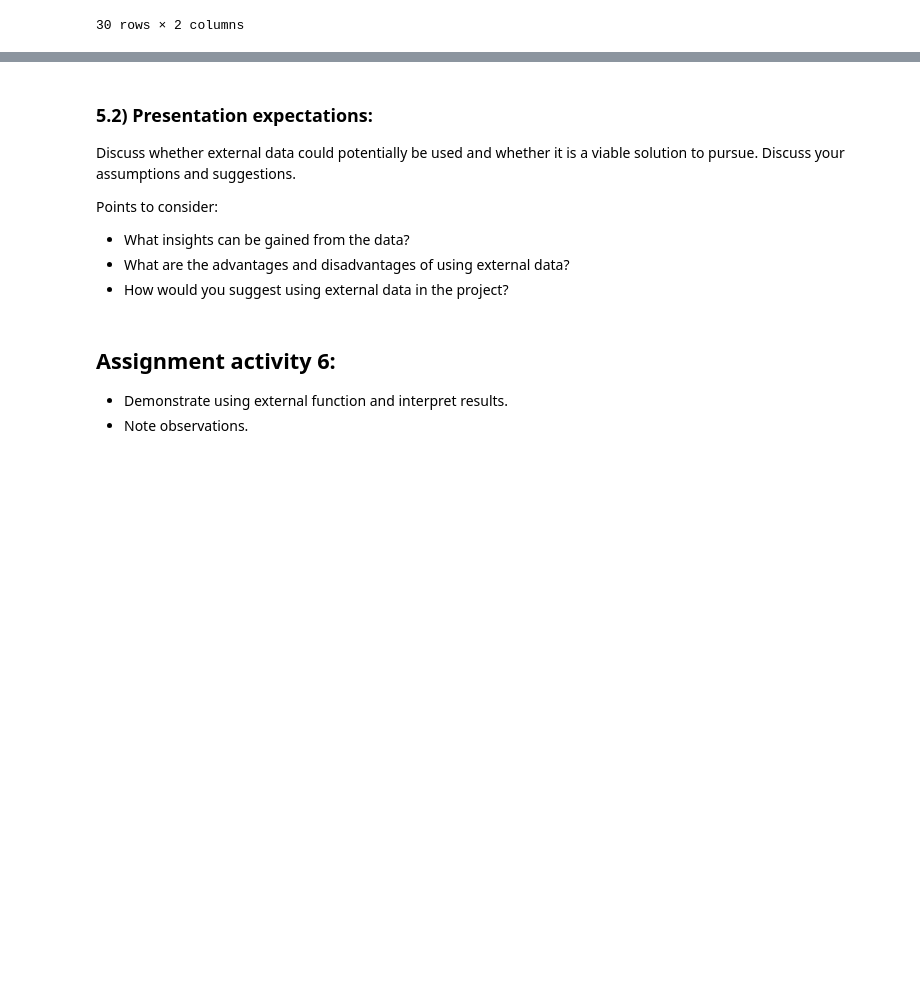
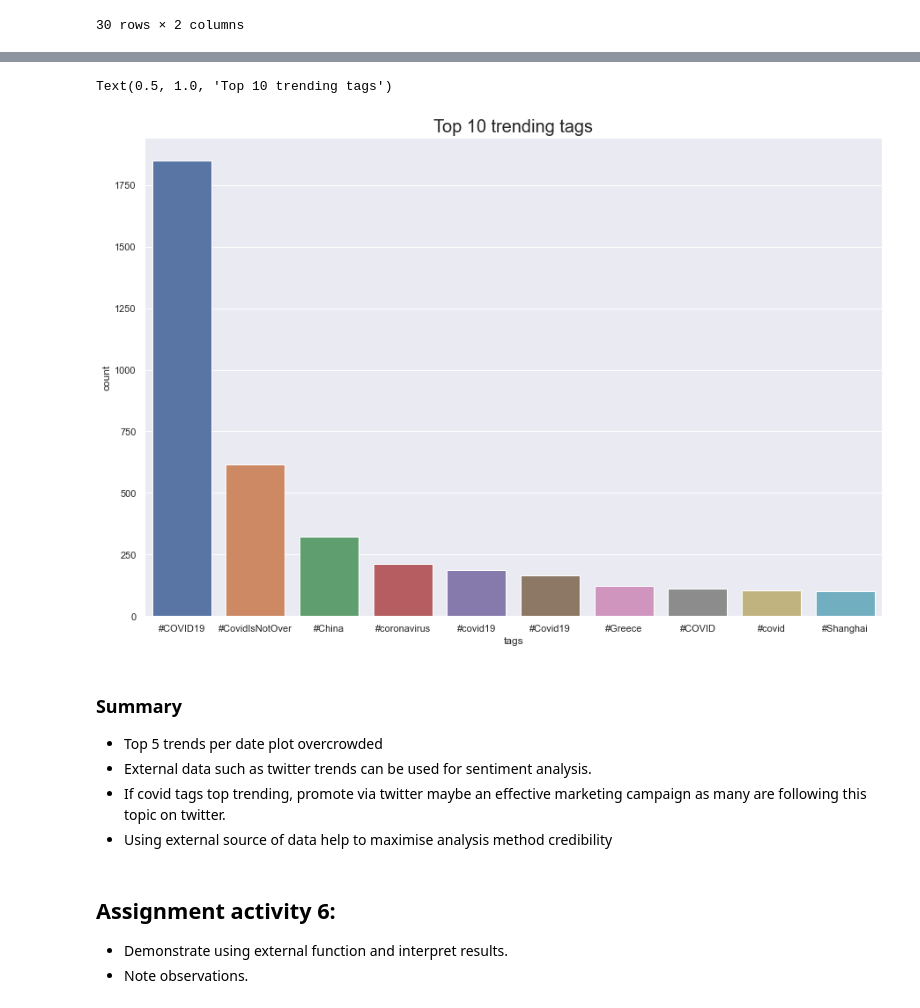
Before and after one commit to yinggz12/LSE_DA_COVID_analysis, a Jupyter notebook: LSE_DA201_Assignment_Yiying_Zhong.ipynb, the cells around one changed output, grey strips where cells are left out. Cells and saved outputs as stored; diff of their text form; code cells hidden in the pictures; blank space fills up the shorter version.

```diff
--- a/LSE_DA201_Assignment_Yiying_Zhong.ipynb
+++ b/LSE_DA201_Assignment_Yiying_Zhong.ipynb
@@ -757,13 +763,18 @@ contain_k.head(30)
 # %%
-# Plot
+# Plot top trends for all dates
+top10 = tags_df['tags'].value_counts(ascending=False).reset_index().head(10)
+top10.columns = ['tags', 'count']
+p = sns.barplot(y='count', x='tags', data=top10)
+p.set_title("Top 10 trending tags", fontsize = 20)
+# %% [output]
+Text(0.5, 1.0, 'Top 10 trending tags')
+[figure, added]
 # %% [markdown]
-### 5.2) Presentation expectations:
-Discuss whether external data could potentially be used and whether it is a viable solution to pursue. Discuss your assumptions and suggestions.
-
-Points to consider:
-- What insights can be gained from the data?
-- What are the advantages and disadvantages of using external data?
-- How would you suggest using external data in the project?
+### Summary
+- Top 5 trends per date plot overcrowded
+- External data such as twitter trends can be used for sentiment analysis.
+- If covid tags top trending, promote via twitter maybe an effective marketing campaign as many are following this topic on twitter.
+- Using external source of data help to maximise analysis method credibility
 # %% [markdown]
 ## Assignment activity 6:
 
```
Also changed, not shown: parts of 35 cells of this notebook.
